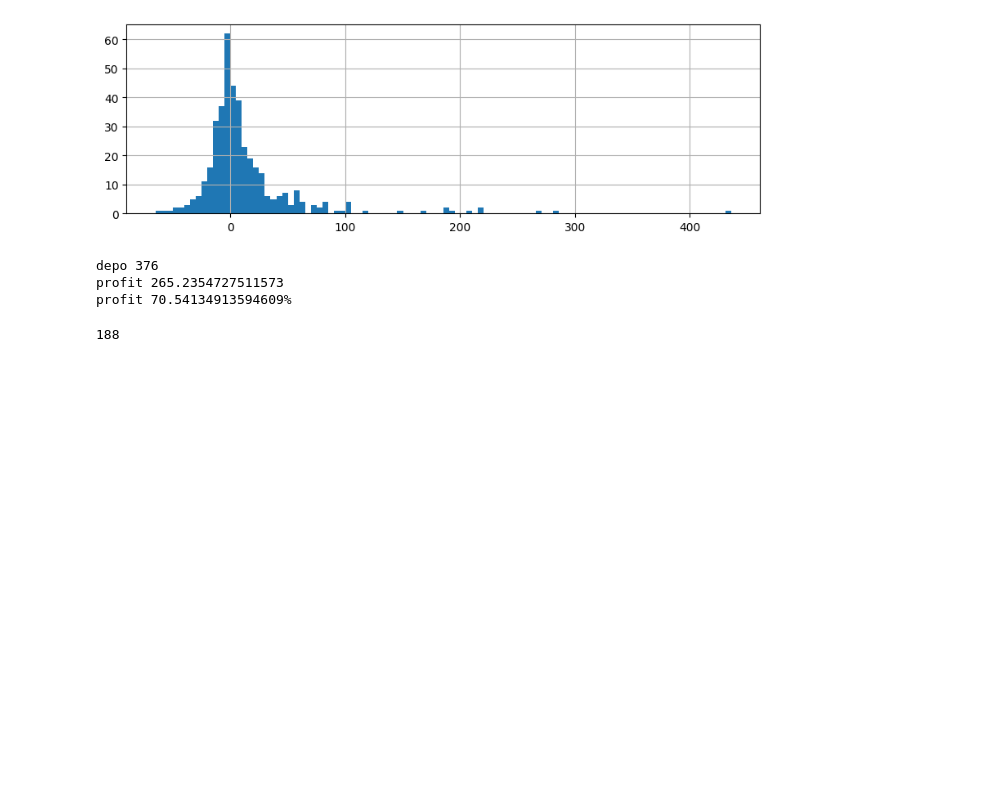
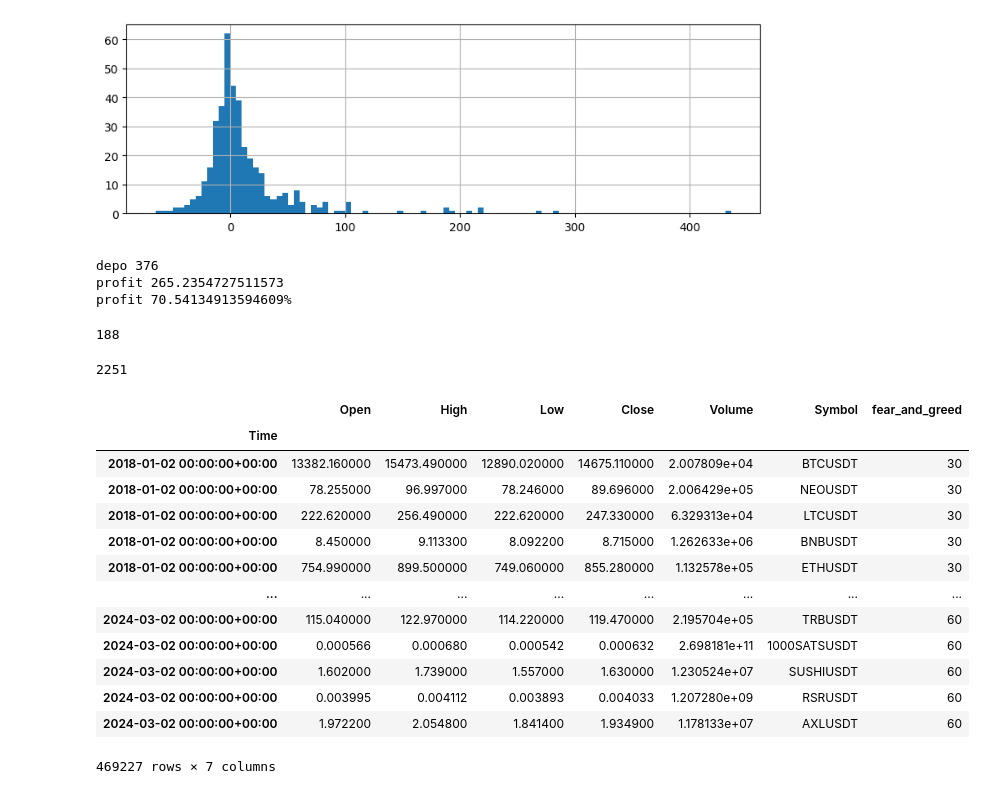
Before and after one commit to PloutosDevs/ploutos, a Jupyter notebook: notebooks/pipeline.ipynb, the cells around one changed output. Saved outputs shown, nothing was run; the diff lists cells and outputs as text; code cells hidden in the pictures; blank space fills up the shorter version.

```diff
--- a/notebooks/pipeline.ipynb
+++ b/notebooks/pipeline.ipynb
@@ -735,0 +472,38 @@ for i, symb in enumerate(eval_features_df_today.Symbol.unique()):
+# %%
+fng = pd.DataFrame(response["data"]).set_index("timestamp")["value"]
+# %%
+(pd.Timestamp("2024-03-01") - pd.Timestamp("2018-01-01")).days
+# %% [output]
+2251
+# %%
+fng.index = pd.DatetimeIndex(fng.index, tz="UTC").tz_convert(config.DEFAULT_TZ)
+# %%
+def get_fear_and_greed_index(candels_df):
+
+    response = requests.get("https://api.alternative.me/fng/?limit=0&format=json&date_format=world").json()
+
+    fng = pd.DataFrame(response["data"]).set_index("timestamp")["value"].to_frame("fear_and_greed")
+    fng.index = pd.DatetimeIndex(fng.index, tz="UTC").tz_convert(config.DEFAULT_TZ)
+
+    candels_df = candels_df.merge(fng, right_index=True, left_index=True, how="left", copy=False)
+
+    return candels_df
+# %%
+candels_df = get_fear_and_greed_index(candels_df)
+# %%
+candels_df
+# %% [output]
+|  | Open | High | Low | Close | Volume | Symbol | fear_and_greed |
+| Time |  |  |  |  |  |  |  |
+| 2018-01-02 00:00:00+00:00 | 13382.160000 | 15473.490000 | 12890.020000 | 14675.110000 | 2.007809e+04 | BTCUSDT | 30 |
+| 2018-01-02 00:00:00+00:00 | 78.255000 | 96.997000 | 78.246000 | 89.696000 | 2.006429e+05 | NEOUSDT | 30 |
+| 2018-01-02 00:00:00+00:00 | 222.620000 | 256.490000 | 222.620000 | 247.330000 | 6.329313e+04 | LTCUSDT | 30 |
+| 2018-01-02 00:00:00+00:00 | 8.450000 | 9.113300 | 8.092200 | 8.715000 | 1.262633e+06 | BNBUSDT | 30 |
+| 2018-01-02 00:00:00+00:00 | 754.990000 | 899.500000 | 749.060000 | 855.280000 | 1.132578e+05 | ETHUSDT | 30 |
+| ... | ... | ... | ... | ... | ... | ... | ... |
+| 2024-03-02 00:00:00+00:00 | 115.040000 | 122.970000 | 114.220000 | 119.470000 | 2.195704e+05 | TRBUSDT | 60 |
+| 2024-03-02 00:00:00+00:00 | 0.000566 | 0.000680 | 0.000542 | 0.000632 | 2.698181e+11 | 1000SATSUSDT | 60 |
+| 2024-03-02 00:00:00+00:00 | 1.602000 | 1.739000 | 1.557000 | 1.630000 | 1.230524e+07 | SUSHIUSDT | 60 |
+| 2024-03-02 00:00:00+00:00 | 0.003995 | 0.004112 | 0.003893 | 0.004033 | 1.207280e+09 | RSRUSDT | 60 |
+| 2024-03-02 00:00:00+00:00 | 1.972200 | 2.054800 | 1.841400 | 1.934900 | 1.178133e+07 | AXLUSDT | 60 |
+469227 rows × 7 columns
```
Also changed, not shown: parts of 19 cells of this notebook.
